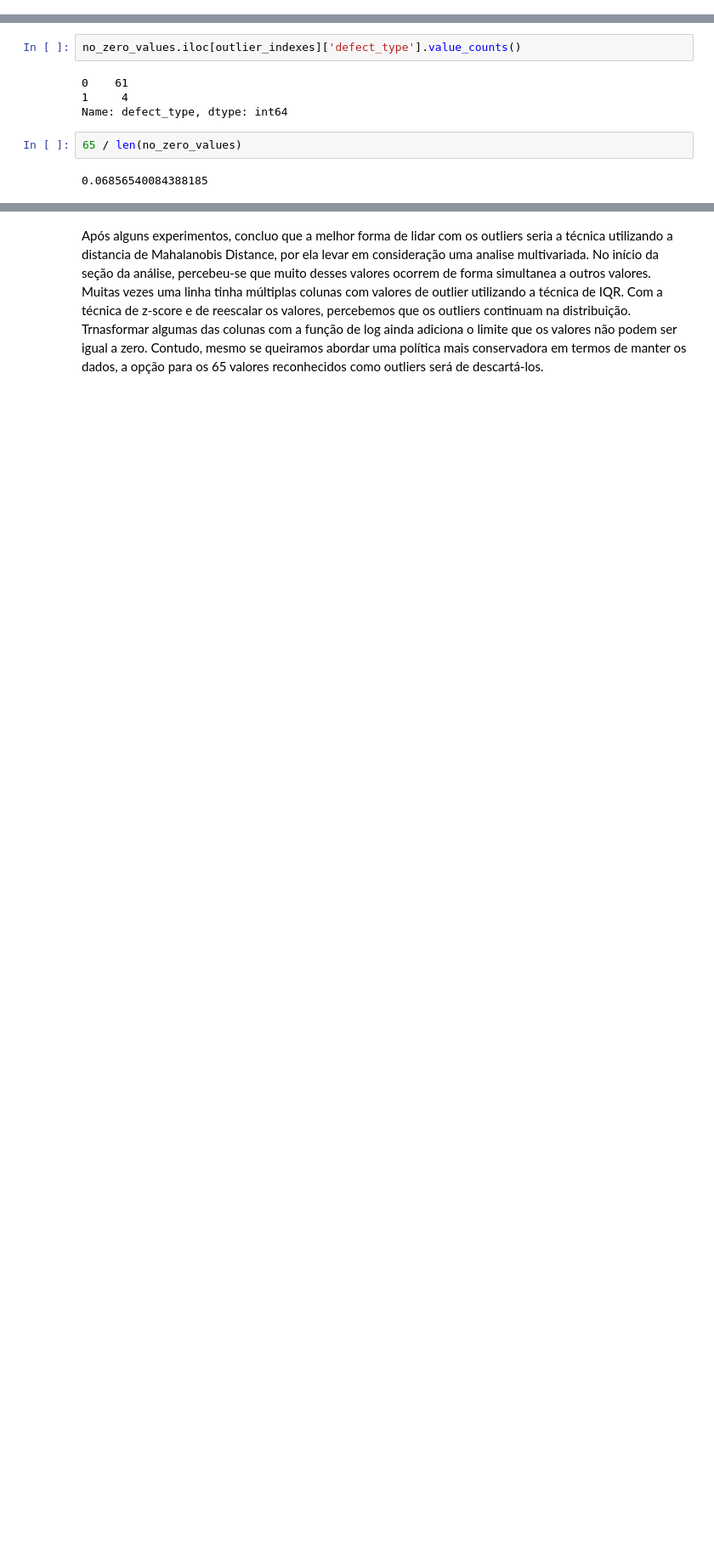
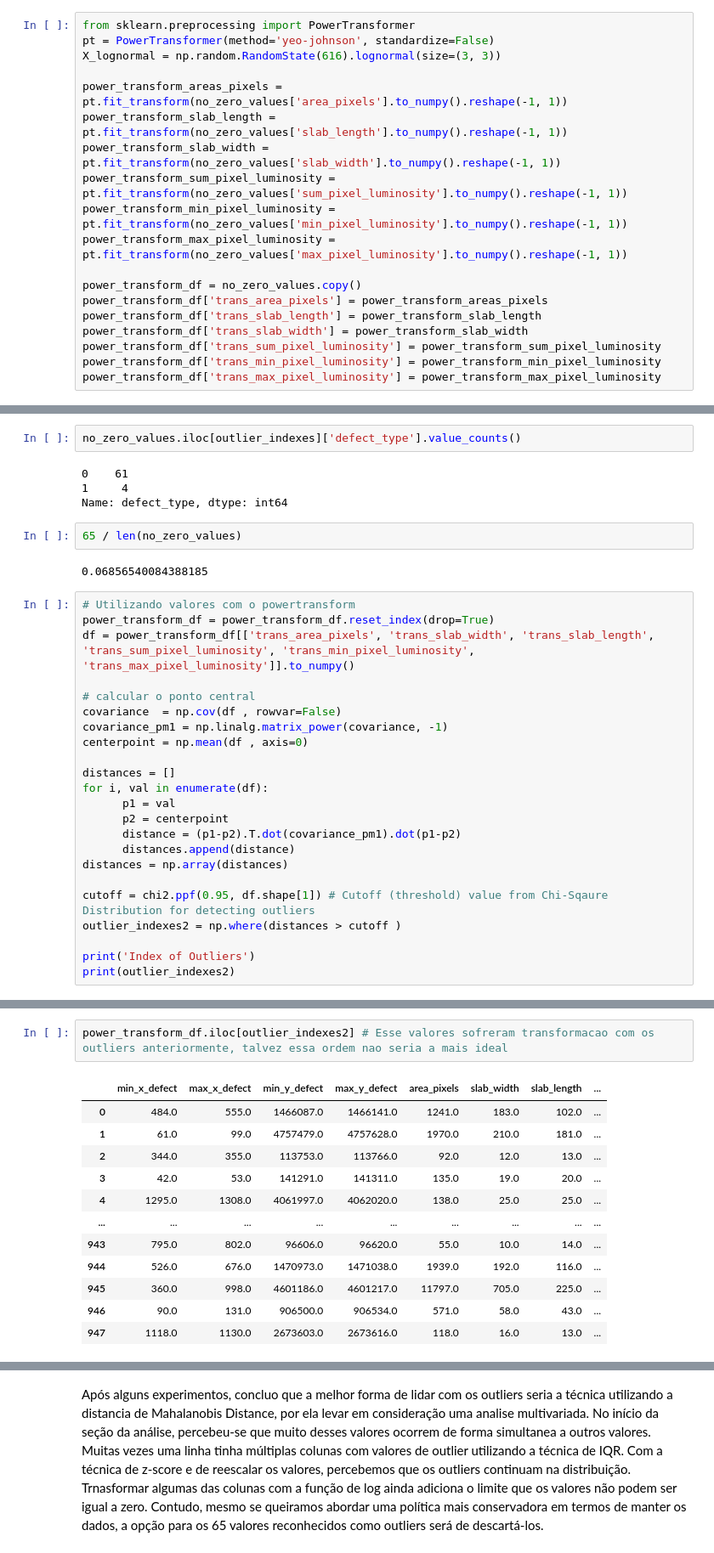
Before and after one commit to beamaia/steel-plates-arcelor, a Jupyter notebook: notebooks/desafio_beatriz_maia.ipynb, the cells around one changed output, grey strips where cells are left out. Shown at 85% size. Saved outputs shown, nothing was run; the diff lists cells and outputs as text; blank space fills up the shorter version.

```diff
--- a/notebooks/desafio_beatriz_maia.ipynb
+++ b/notebooks/desafio_beatriz_maia.ipynb
@@ -1034,3 +1035,22 @@ histogram_with_boxplot(rescaling_outliers, 'zscore_max_pixel_luminosity', '#fc38
 [interactive output not drawn]
 [interactive output not drawn]
 [interactive output not drawn]
+# %%
+from sklearn.preprocessing import PowerTransformer
+pt = PowerTransformer(method='yeo-johnson', standardize=False)
+X_lognormal = np.random.RandomState(616).lognormal(size=(3, 3))
+
+power_transform_areas_pixels = pt.fit_transform(no_zero_values['area_pixels'].to_numpy().reshape(-1, 1))
+power_transform_slab_length = pt.fit_transform(no_zero_values['slab_length'].to_numpy().reshape(-1, 1))
+power_transform_slab_width = pt.fit_transform(no_zero_values['slab_width'].to_numpy().reshape(-1, 1))
+power_transform_sum_pixel_luminosity = pt.fit_transform(no_zero_values['sum_pixel_luminosity'].to_numpy().reshape(-1, 1))
+power_transform_min_pixel_luminosity = pt.fit_transform(no_zero_values['min_pixel_luminosity'].to_numpy().reshape(-1, 1))
+power_transform_max_pixel_luminosity = pt.fit_transform(no_zero_values['max_pixel_luminosity'].to_numpy().reshape(-1, 1))
+
+power_transform_df = no_zero_values.copy()
+power_transform_df['trans_area_pixels'] = power_transform_areas_pixels
+power_transform_df['trans_slab_length'] = power_transform_slab_length
+power_transform_df['trans_slab_width'] = power_transform_slab_width
+power_transform_df['trans_sum_pixel_luminosity'] = power_transform_sum_pixel_luminosity
+power_transform_df['trans_min_pixel_luminosity'] = power_transform_min_pixel_luminosity
+power_transform_df['trans_max_pixel_luminosity'] = power_transform_max_pixel_luminosity
@@ -1121,3 +1161,26 @@ Name: defect_type, dtype: int64
 65 / len(no_zero_values)
 # %% [output]
 0.06856540084388185
+# %%
+# Utilizando valores com o powertransform
+power_transform_df = power_transform_df.reset_index(drop=True)
+df = power_transform_df[['trans_area_pixels', 'trans_slab_width', 'trans_slab_length', 'trans_sum_pixel_luminosity', 'trans_min_pixel_luminosity', 'trans_max_pixel_luminosity']].to_numpy()
+
+# calcular o ponto central
+covariance  = np.cov(df , rowvar=False)
+covariance_pm1 = np.linalg.matrix_power(covariance, -1)
+centerpoint = np.mean(df , axis=0)
+
+distances = []
+for i, val in enumerate(df):
+      p1 = val
+      p2 = centerpoint
+      distance = (p1-p2).T.dot(covariance_pm1).dot(p1-p2)
+      distances.append(distance)
+distances = np.array(distances)
+
+cutoff = chi2.ppf(0.95, df.shape[1]) # Cutoff (threshold) value from Chi-Sqaure Distribution for detecting outliers
+outlier_indexes2 = np.where(distances > cutoff )
+
+print('Index of Outliers')
+print(outlier_indexes2)
@@ -1123,0 +1196,15 @@ Name: defect_type, dtype: int64
+# %%
+power_transform_df.iloc[outlier_indexes2] # Esse valores sofreram transformacao com os outliers anteriormente, talvez essa ordem nao seria a mais ideal
+# %% [output]
+|  | min_x_defect | max_x_defect | min_y_defect | max_y_defect | area_pixels | slab_width | slab_length | ... |
+| 0 | 484.0 | 555.0 | 1466087.0 | 1466141.0 | 1241.0 | 183.0 | 102.0 | ... |
+| 1 | 61.0 | 99.0 | 4757479.0 | 4757628.0 | 1970.0 | 210.0 | 181.0 | ... |
+| 2 | 344.0 | 355.0 | 113753.0 | 113766.0 | 92.0 | 12.0 | 13.0 | ... |
+| 3 | 42.0 | 53.0 | 141291.0 | 141311.0 | 135.0 | 19.0 | 20.0 | ... |
+| 4 | 1295.0 | 1308.0 | 4061997.0 | 4062020.0 | 138.0 | 25.0 | 25.0 | ... |
+| ... | ... | ... | ... | ... | ... | ... | ... | ... |
+| 943 | 795.0 | 802.0 | 96606.0 | 96620.0 | 55.0 | 10.0 | 14.0 | ... |
+| 944 | 526.0 | 676.0 | 1470973.0 | 1471038.0 | 1939.0 | 192.0 | 116.0 | ... |
+| 945 | 360.0 | 998.0 | 4601186.0 | 4601217.0 | 11797.0 | 705.0 | 225.0 | ... |
+| 946 | 90.0 | 131.0 | 906500.0 | 906534.0 | 571.0 | 58.0 | 43.0 | ... |
+| 947 | 1118.0 | 1130.0 | 2673603.0 | 2673616.0 | 118.0 | 16.0 | 13.0 | ... |
```
Also changed, not shown: parts of 29 cells of this notebook.
